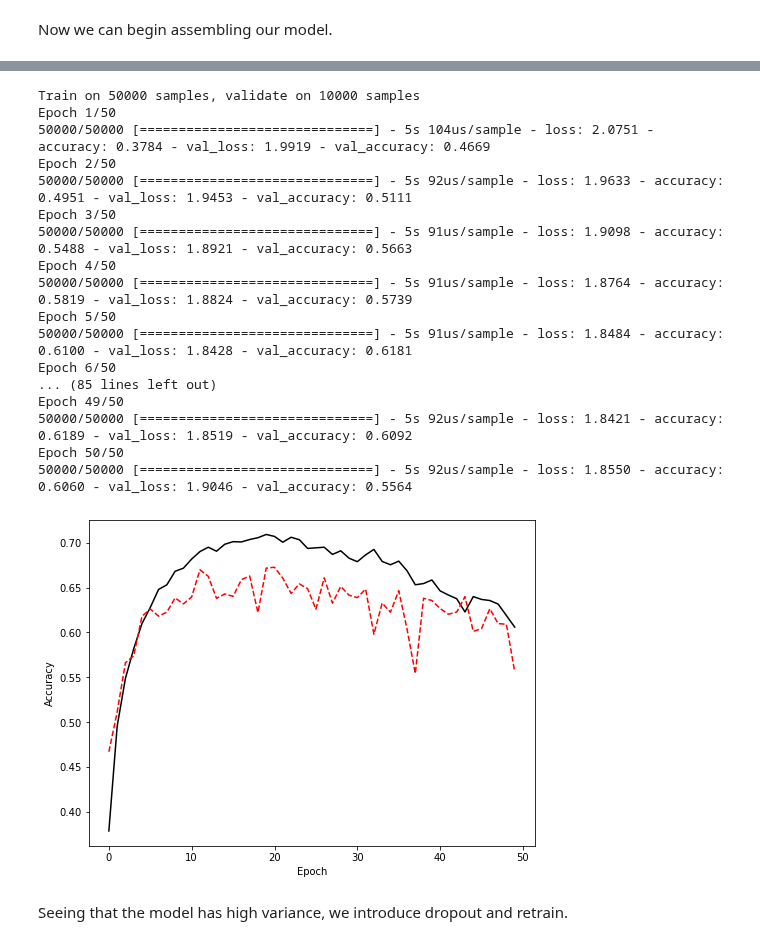
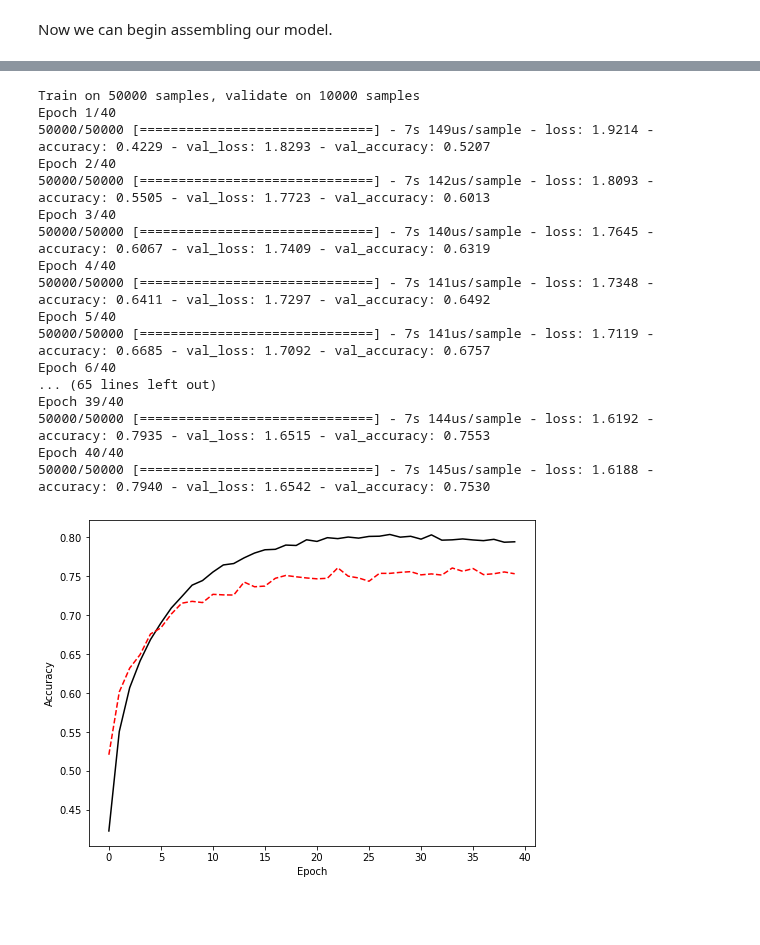
Before and after one commit to sambethune/pattern_analysis, a Jupyter notebook: demo_sheet_2/CIFAR10.ipynb, the cells around one changed output, grey strips where cells are left out. Cells and saved outputs as stored; diff of their text form; code cells hidden in the pictures; blank space fills up the shorter version.

```diff
--- a/demo_sheet_2/CIFAR10.ipynb
+++ b/demo_sheet_2/CIFAR10.ipynb
@@ -40,17 +41,25 @@ train_x, test_x = (train_x/255 - .5, test_x/255 - .5)
 Now we can begin assembling our model.
 # %%
 model = keras.Sequential([
-    keras.layers.Conv2D(32, 3, activation='relu', input_shape=(h, w, n_chan)),
-    keras.layers.MaxPooling2D(pool_size=(2, 2), padding='valid'),
-    keras.layers.Conv2D(64, 3, activation='relu', padding='valid'),
-    keras.layers.MaxPooling2D(pool_size=(2, 2), padding='valid'),
-    keras.layers.Conv2D(64, 3, activation='relu', padding='valid'),
-    keras.layers.MaxPooling2D(pool_size=(2, 2), padding='valid'),
+    keras.layers.Conv2D(50, 2, activation='relu', input_shape=(h, w, n_chan)),
+    keras.layers.MaxPooling2D(pool_size=(2, 2)),
+    keras.layers.Dropout(.1),
+
+    keras.layers.Conv2D(100, 2, activation='relu'),
+    keras.layers.MaxPooling2D(pool_size=(2, 2)),
+    keras.layers.Dropout(.3),
+
+    keras.layers.Conv2D(400, 2, activation='relu'),
+    keras.layers.Dropout(.3),
+
     keras.layers.Flatten(),
-    keras.layers.Dense(500, activation='relu'),
-    keras.layers.Dense(len(class_names), activation='softmax')
+    keras.layers.Dense(500, activation='sigmoid'),
+    keras.layers.Dropout(.3),
+    keras.layers.Dense(len(class_names), activation='sigmoid')
     ])
 
 model.compile(optimizer='adam',
               loss=tf.keras.losses.SparseCategoricalCrossentropy(from_logits=True),
               metrics=['accuracy'])
+
+model.summary()
@@ -77,34 +84,32 @@ _________________________________________________________________
 # %%
-history = model.fit(train_x, train_y, epochs=50,
+history = model.fit(train_x, train_y, epochs=40,
                     validation_data=(test_x, test_y), verbose=1)
 
 fig, ax = plt.subplots(figsize=(8, 6))
 
 ax.plot(history.history['accuracy'], 'k', label='accuracy')
 ax.plot(history.history['val_accuracy'], 'r--', label = 'val_accuracy')
 ax.set_xlabel('Epoch')
 ax.set_ylabel('Accuracy')
 ax.legend
 
 fig.show()
 # %% [output]
 Train on 50000 samples, validate on 10000 samples
-Epoch 1/50
-50000/50000 [==============================] - 5s 104us/sample - loss: 2.0751 - accuracy: 0.3784 - val_loss: 1.9919 - val_accuracy: 0.4669
-Epoch 2/50
-50000/50000 [==============================] - 5s 92us/sample - loss: 1.9633 - accuracy: 0.4951 - val_loss: 1.9453 - val_accuracy: 0.5111
-Epoch 3/50
-50000/50000 [==============================] - 5s 91us/sample - loss: 1.9098 - accuracy: 0.5488 - val_loss: 1.8921 - val_accuracy: 0.5663
-Epoch 4/50
-50000/50000 [==============================] - 5s 91us/sample - loss: 1.8764 - accuracy: 0.5819 - val_loss: 1.8824 - val_accuracy: 0.5739
-Epoch 5/50
-50000/50000 [==============================] - 5s 91us/sample - loss: 1.8484 - accuracy: 0.6100 - val_loss: 1.8428 - val_accuracy: 0.6181
-Epoch 6/50
-... (85 lines left out)
-Epoch 49/50
-50000/50000 [==============================] - 5s 92us/sample - loss: 1.8421 - accuracy: 0.6189 - val_loss: 1.8519 - val_accuracy: 0.6092
-Epoch 50/50
-50000/50000 [==============================] - 5s 92us/sample - loss: 1.8550 - accuracy: 0.6060 - val_loss: 1.9046 - val_accuracy: 0.5564
+Epoch 1/40
+50000/50000 [==============================] - 7s 149us/sample - loss: 1.9214 - accuracy: 0.4229 - val_loss: 1.8293 - val_accuracy: 0.5207
+Epoch 2/40
+50000/50000 [==============================] - 7s 142us/sample - loss: 1.8093 - accuracy: 0.5505 - val_loss: 1.7723 - val_accuracy: 0.6013
+Epoch 3/40
+50000/50000 [==============================] - 7s 140us/sample - loss: 1.7645 - accuracy: 0.6067 - val_loss: 1.7409 - val_accuracy: 0.6319
+Epoch 4/40
+50000/50000 [==============================] - 7s 141us/sample - loss: 1.7348 - accuracy: 0.6411 - val_loss: 1.7297 - val_accuracy: 0.6492
+Epoch 5/40
+50000/50000 [==============================] - 7s 141us/sample - loss: 1.7119 - accuracy: 0.6685 - val_loss: 1.7092 - val_accuracy: 0.6757
+Epoch 6/40
+... (65 lines left out)
+Epoch 39/40
+50000/50000 [==============================] - 7s 144us/sample - loss: 1.6192 - accuracy: 0.7935 - val_loss: 1.6515 - val_accuracy: 0.7553
+Epoch 40/40
+50000/50000 [==============================] - 7s 145us/sample - loss: 1.6188 - accuracy: 0.7940 - val_loss: 1.6542 - val_accuracy: 0.7530
-[figure, old version]
+[figure, new version]
-# %% [markdown]
-Seeing that the model has high variance, we introduce dropout and retrain.
```
Also changed, not shown: parts of 3 cells of this notebook.
